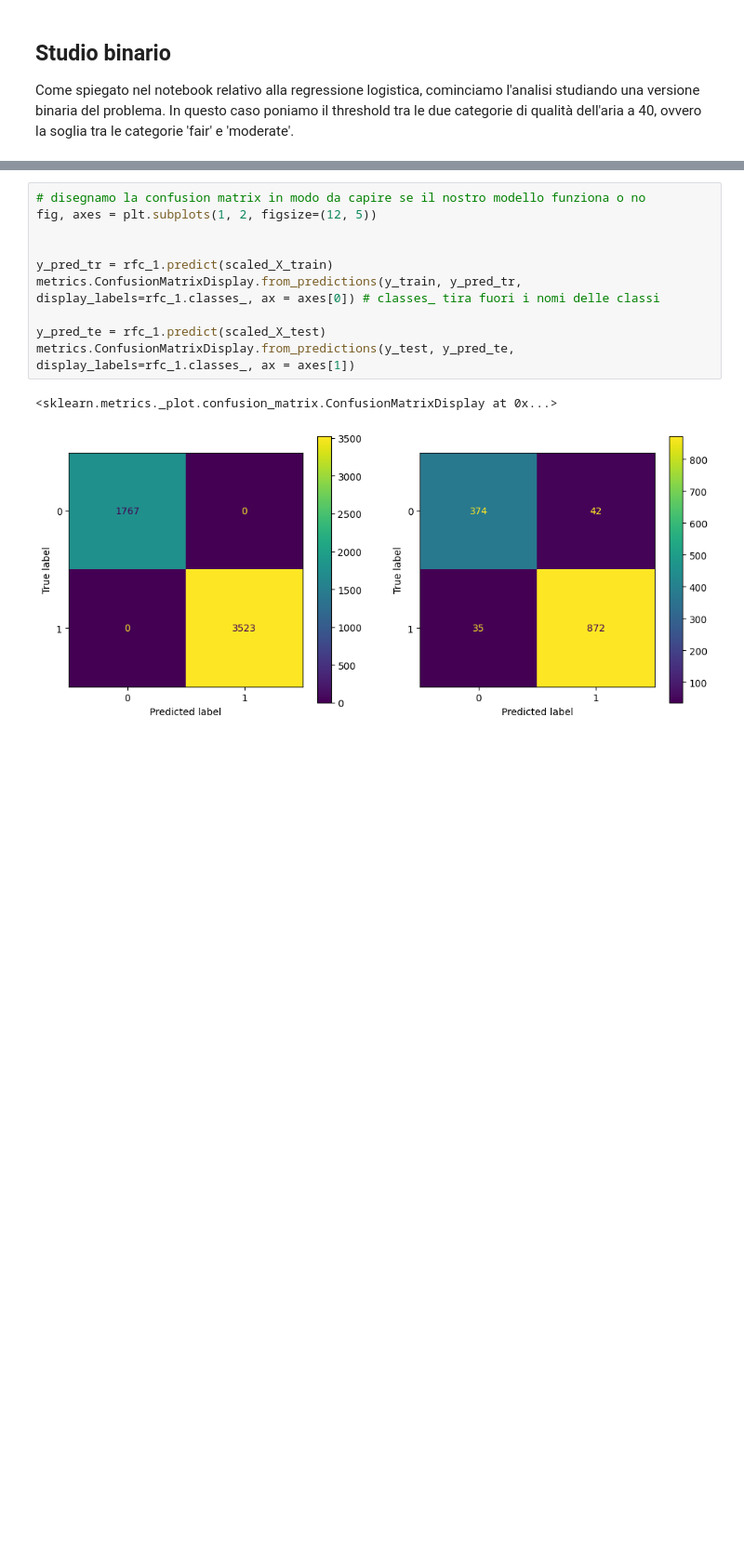
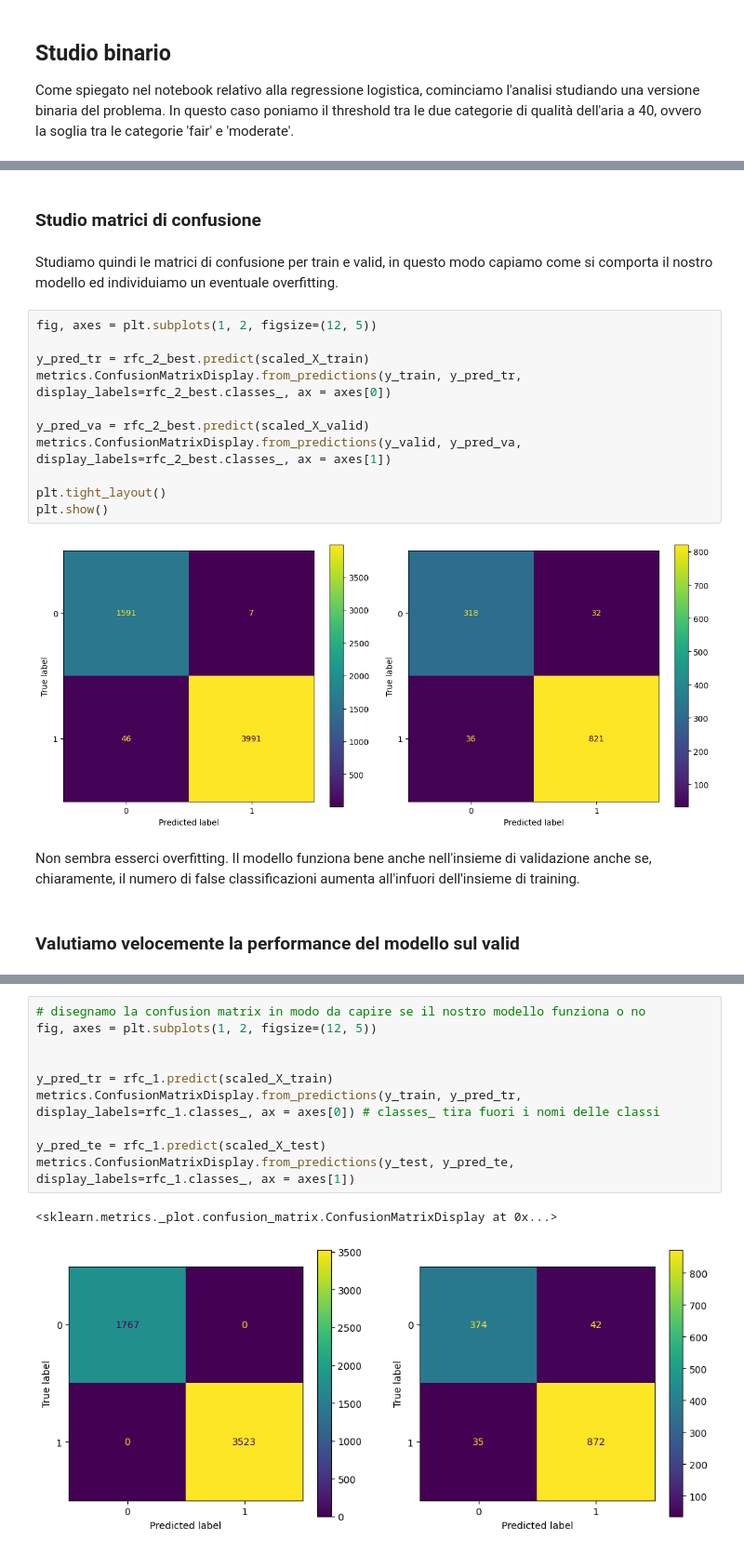
Before and after one commit to CarloDegasperi/DataScience, a Jupyter notebook: notebooks/classification/05_random_forest.ipynb, the cells around one changed output, grey strips where cells are left out. Shown at 93% size. Drawn from its saved outputs; the diff is of its cells as text; blank space fills up the shorter version.

```diff
--- a/notebooks/classification/05_random_forest.ipynb
+++ b/notebooks/classification/05_random_forest.ipynb
@@ -181,0 +149,21 @@ Vediamo dall'immagine precedente che i fattori più importanti per il modello so
+# %% [markdown]
+### Studio matrici di confusione
+# %% [markdown]
+Studiamo quindi le matrici di confusione per train e valid, in questo modo capiamo come si comporta il nostro modello ed individuiamo un eventuale overfitting.
+# %%
+fig, axes = plt.subplots(1, 2, figsize=(12, 5))
+
+y_pred_tr = rfc_2_best.predict(scaled_X_train)
+metrics.ConfusionMatrixDisplay.from_predictions(y_train, y_pred_tr, display_labels=rfc_2_best.classes_, ax = axes[0])
+
+y_pred_va = rfc_2_best.predict(scaled_X_valid)
+metrics.ConfusionMatrixDisplay.from_predictions(y_valid, y_pred_va, display_labels=rfc_2_best.classes_, ax = axes[1])
+
+plt.tight_layout()
+plt.show()
+# %% [output]
+[figure, added]
+# %% [markdown]
+Non sembra esserci overfitting. Il modello funziona bene anche nell'insieme di validazione anche se, chiaramente, il numero di false classificazioni aumenta all'infuori dell'insieme di training.
+# %% [markdown]
+### Valutiamo velocemente la performance del modello sul valid
```
Also changed, not shown: parts of 34 cells of this notebook, 2 other files.
